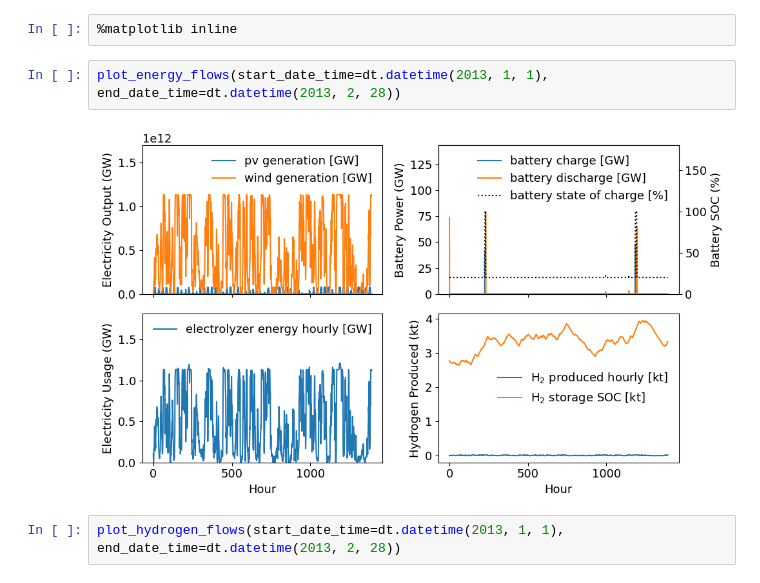
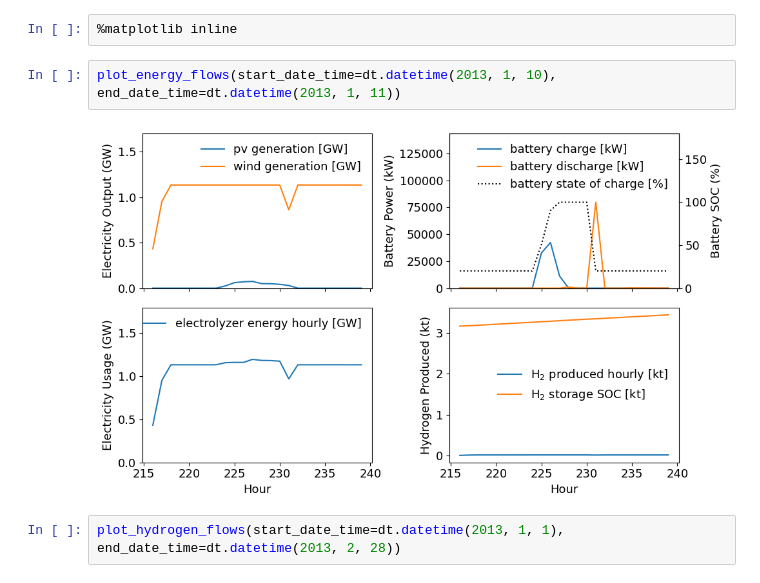
Before and after one commit to NREL/H2Integrate, a Jupyter notebook: examples/01-green-hydrogen.ipynb, the cells around one changed output. Saved outputs shown, nothing was run; the diff lists cells and outputs as text.

```diff
--- a/examples/01-green-hydrogen.ipynb
+++ b/examples/01-green-hydrogen.ipynb
@@ -143,9 +121,9 @@ LCOH:  [4.5816231] [$/kg]
 # %%
 %matplotlib inline
 # %%
-plot_energy_flows(start_date_time=dt.datetime(2013, 1, 1), end_date_time=dt.datetime(2013, 2, 28))
+plot_energy_flows(start_date_time=dt.datetime(2013, 1, 10), end_date_time=dt.datetime(2013, 1, 11))
 # %% [output]
-[figure, old version]
+[figure, new version]
 # %%
 plot_hydrogen_flows(start_date_time=dt.datetime(2013, 1, 1), end_date_time=dt.datetime(2013, 2, 28))
 # %% [output]
```
Also changed, not shown: parts of 3 cells of this notebook, 2 other files.
